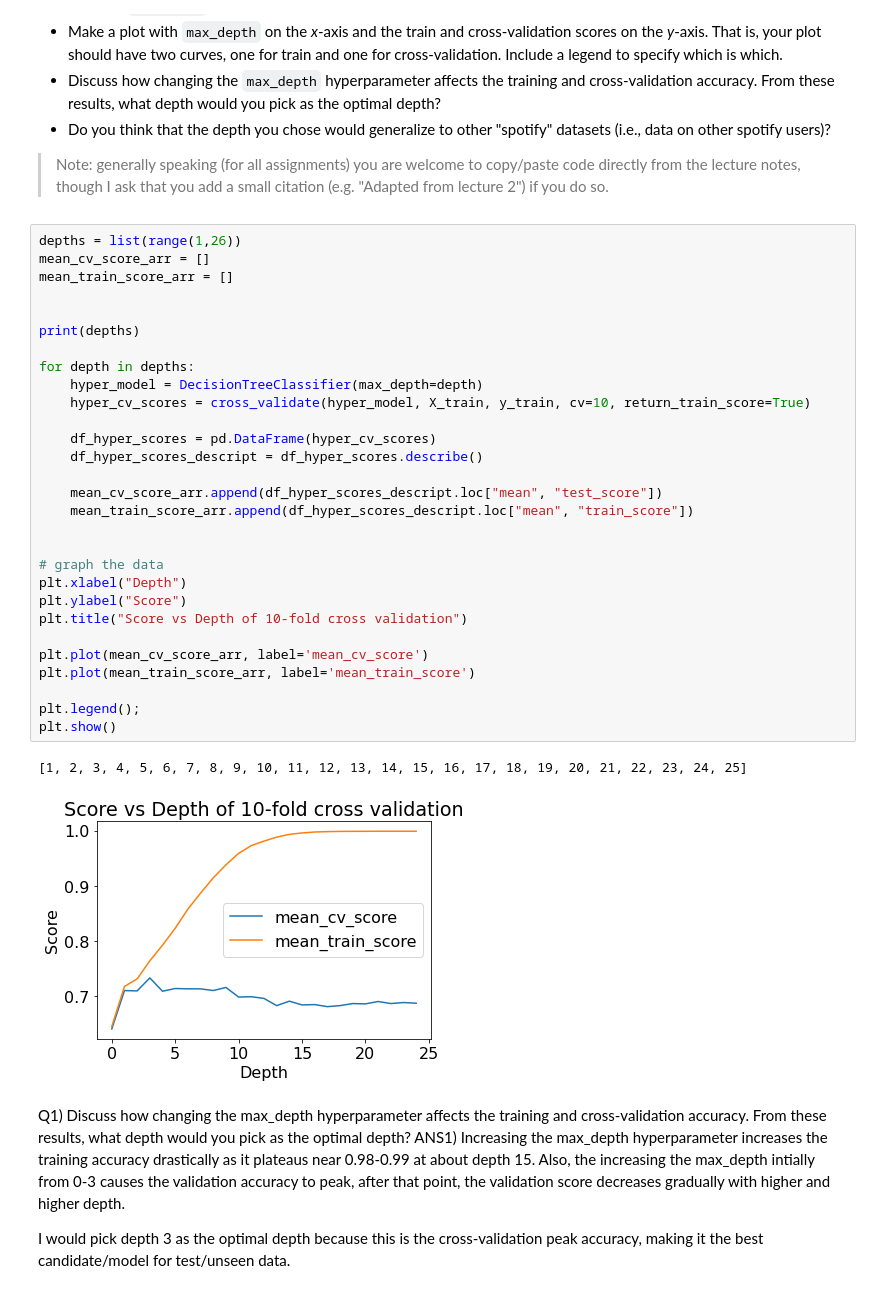
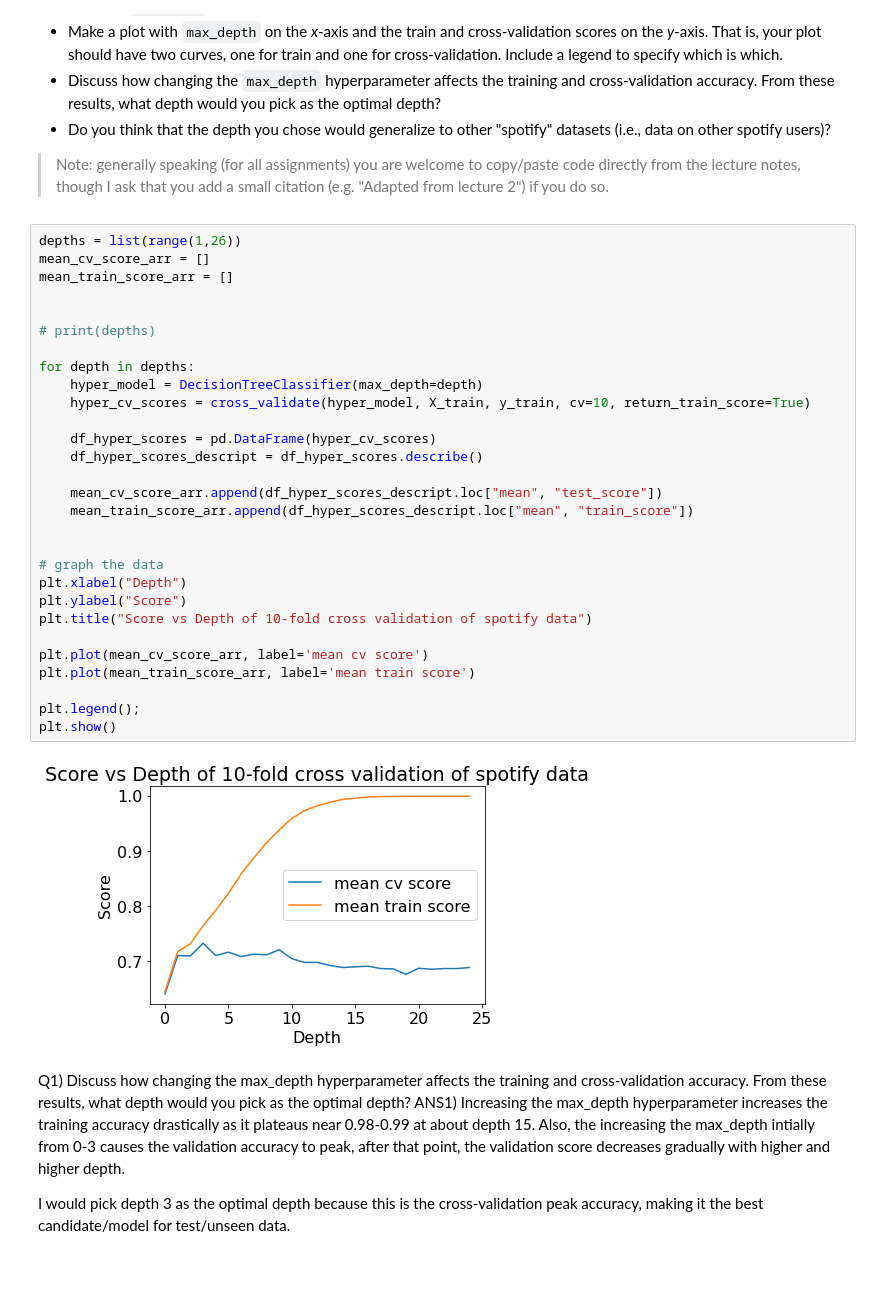
Before and after one commit to SilentM/cpsc330-2021W2, a Jupyter notebook: hw/hw2/hw2.ipynb, the cells around one changed output. Saved outputs shown, nothing was run; the diff lists cells and outputs as text.

```diff
--- a/hw/hw2/hw2.ipynb
+++ b/hw/hw2/hw2.ipynb
@@ -333,35 +307,34 @@ In this exercise, you'll experiment with the `max_depth` hyperparameter of the d
 # %%
 depths = list(range(1,26))
 mean_cv_score_arr = []
 mean_train_score_arr = []
 
 
-print(depths)
+# print(depths)
 
 for depth in depths:
     hyper_model = DecisionTreeClassifier(max_depth=depth)
     hyper_cv_scores = cross_validate(hyper_model, X_train, y_train, cv=10, return_train_score=True)
 
     df_hyper_scores = pd.DataFrame(hyper_cv_scores)
     df_hyper_scores_descript = df_hyper_scores.describe()
 
     mean_cv_score_arr.append(df_hyper_scores_descript.loc["mean", "test_score"])
     mean_train_score_arr.append(df_hyper_scores_descript.loc["mean", "train_score"])
 
 
 # graph the data
 plt.xlabel("Depth")
 plt.ylabel("Score")
-plt.title("Score vs Depth of 10-fold cross validation")
+plt.title("Score vs Depth of 10-fold cross validation of spotify data")
 
-plt.plot(mean_cv_score_arr, label='mean_cv_score')
-plt.plot(mean_train_score_arr, label='mean_train_score')
+plt.plot(mean_cv_score_arr, label='mean cv score')
+plt.plot(mean_train_score_arr, label='mean train score')
 
 plt.legend();
 plt.show()
 # %% [output]
-[1, 2, 3, 4, 5, 6, 7, 8, 9, 10, 11, 12, 13, 14, 15, 16, 17, 18, 19, 20, 21, 22, 23, 24, 25]
-[figure, old version]
+[figure, new version]
 # %% [markdown]
 Q1) Discuss how changing the max_depth hyperparameter affects the training and cross-validation accuracy. From these results, what depth would you pick as the optimal depth?
 ANS1) Increasing the max_depth hyperparameter increases the training accuracy drastically as it plateaus near 0.98-0.99 at about depth 15. Also, the increasing the max_depth intially from 0-3 causes the validation accuracy to peak, after that point, the validation score decreases gradually with higher and higher depth.
```
Also changed, not shown: parts of 11 cells of this notebook.
